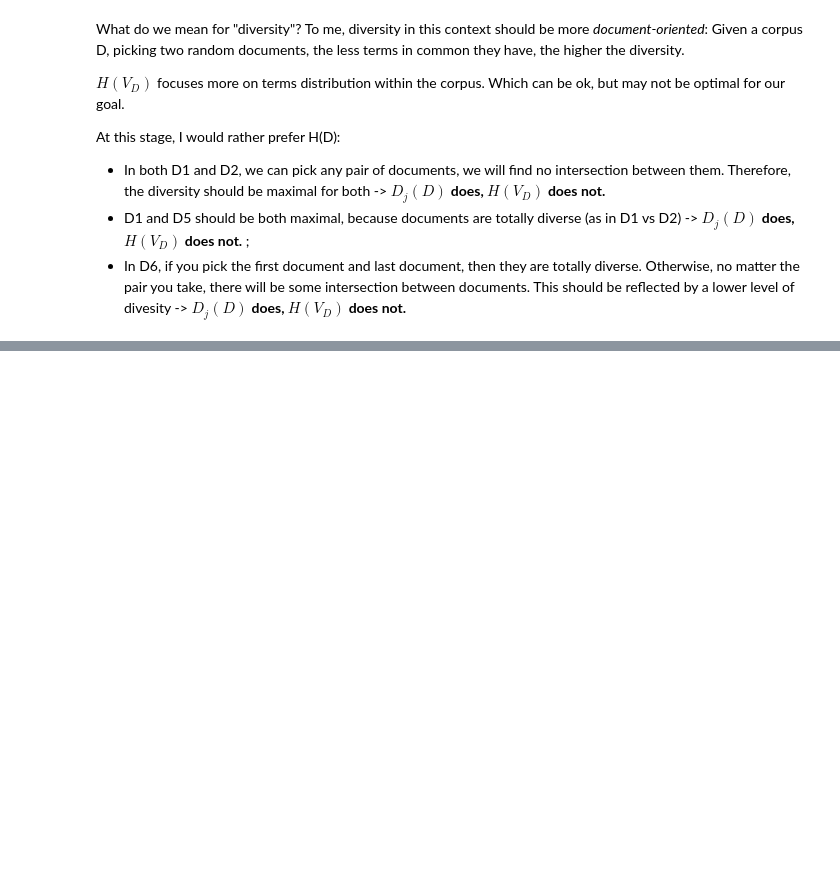
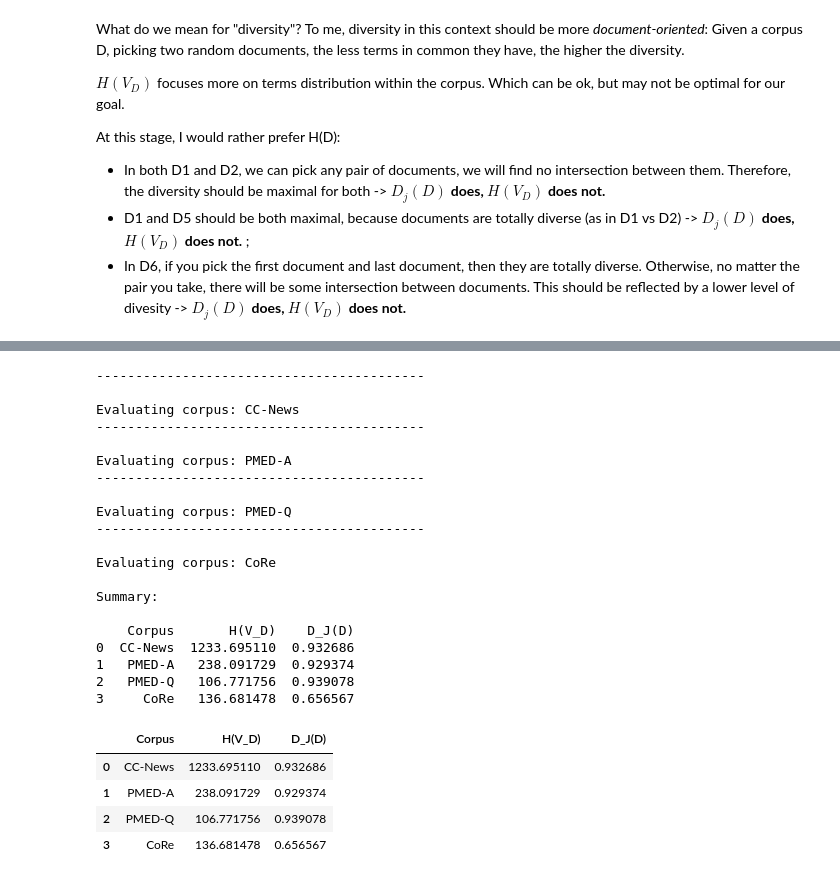
Before and after one commit to adsp-polito/2024-P10-RAG-GAS, a Jupyter notebook: Lexical_Entropy_vs_Document_Pairwise_Diversity.ipynb, the cells around one changed output, grey strips where cells are left out. Drawn from its saved outputs; the diff is of its cells as text; code cells hidden in the pictures; blank space fills up the shorter version.

Commit message:
[UPDATE} Now includes real datasets (downsampled)

```diff
--- a/Lexical_Entropy_vs_Document_Pairwise_Diversity.ipynb
+++ b/Lexical_Entropy_vs_Document_Pairwise_Diversity.ipynb
@@ -197,0 +209,12 @@ At this stage, I would rather prefer H(D):
+# %%
+# Function to sample and preprocess a corpus
+from datasets import load_dataset
+import random
+def preprocess_corpus(corpus, num_samples, seed=42):
+    random.seed(seed)
+    sampled_docs = random.sample(corpus, min(num_samples, len(corpus)))
+    return [doc.strip() for doc in sampled_docs if isinstance(doc, str) and len(doc.split()) > 0]
+
+common_crawl = load_dataset("cc_news", split="train")
+stackexchange_law = load_dataset("ymoslem/Law-StackExchange", split = "train")
+pubmed_ul = load_dataset("qiaojin/PubMedQA", "pqa_unlabeled",split = "train")
@@ -197,0 +238,23 @@ At this stage, I would rather prefer H(D):
+# %%
+import pandas as pd
+data = pd.read_csv('data_eng.csv')
+# %%
+# Function to sample and preprocess a corpus
+def preprocess_corpus(corpus, num_samples, seed=42):
+    random.seed(seed)
+    sampled_docs = random.sample(corpus, min(num_samples, len(corpus)))
+    return [doc.strip() for doc in sampled_docs if isinstance(doc, str) and len(doc.split()) > 0]
+# %%
+corpora_downsampled = {
+    "CC-News": preprocess_corpus(common_crawl['text'],data.shape[0]),
+    "PMED-A": preprocess_corpus(pubmed_ul['long_answer'],data.shape[0]),
+    "PMED-Q": preprocess_corpus(pubmed_ul['question'],data.shape[0]),
+    "CoRe" : data['Summary'].tolist()
+}
+
+corpora = {
+    "CC-News": common_crawl['text'],
+    "PMED-A": pubmed_ul['long_answer'],
+    "PMED-Q": pubmed_ul['question'],
+    "CoRe" : data['Summary'].tolist()
+}
@@ -197,0 +361,29 @@ At this stage, I would rather prefer H(D):
+# %%
+# Downampled Corpora
+evaluate_corpora(corpora_downsampled)
+# %% [output]
+------------------------------------------
+
+Evaluating corpus: CC-News
+------------------------------------------
+
+Evaluating corpus: PMED-A
+------------------------------------------
+
+Evaluating corpus: PMED-Q
+------------------------------------------
+
+Evaluating corpus: CoRe
+
+Summary:
+
+    Corpus       H(V_D)    D_J(D)
+0  CC-News  1233.695110  0.932686
+1   PMED-A   238.091729  0.929374
+2   PMED-Q   106.771756  0.939078
+3     CoRe   136.681478  0.656567
+|  | Corpus | H(V_D) | D_J(D) |
+| 0 | CC-News | 1233.695110 | 0.932686 |
+| 1 | PMED-A | 238.091729 | 0.929374 |
+| 2 | PMED-Q | 106.771756 | 0.939078 |
+| 3 | CoRe | 136.681478 | 0.656567 |
```
Also changed, not shown: parts of 9 cells of this notebook.
